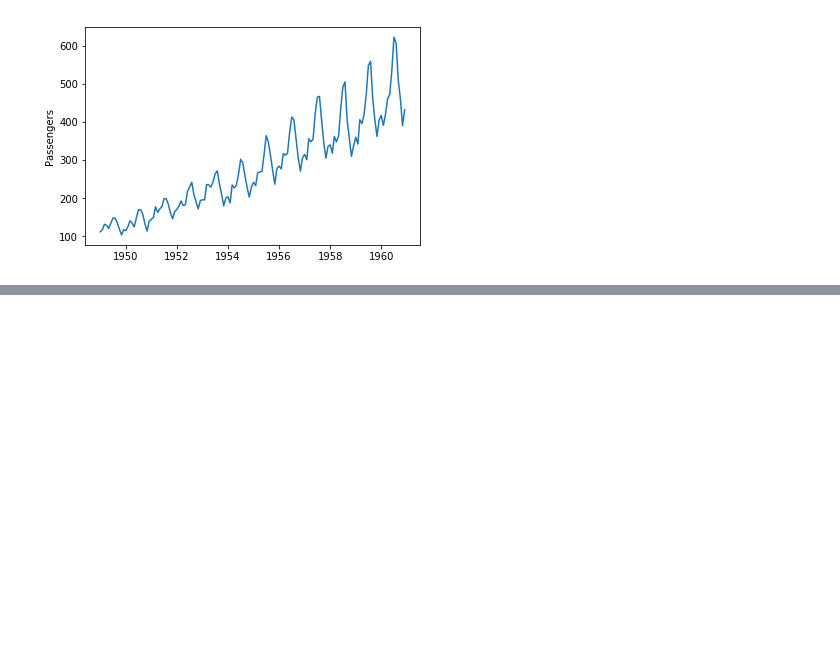
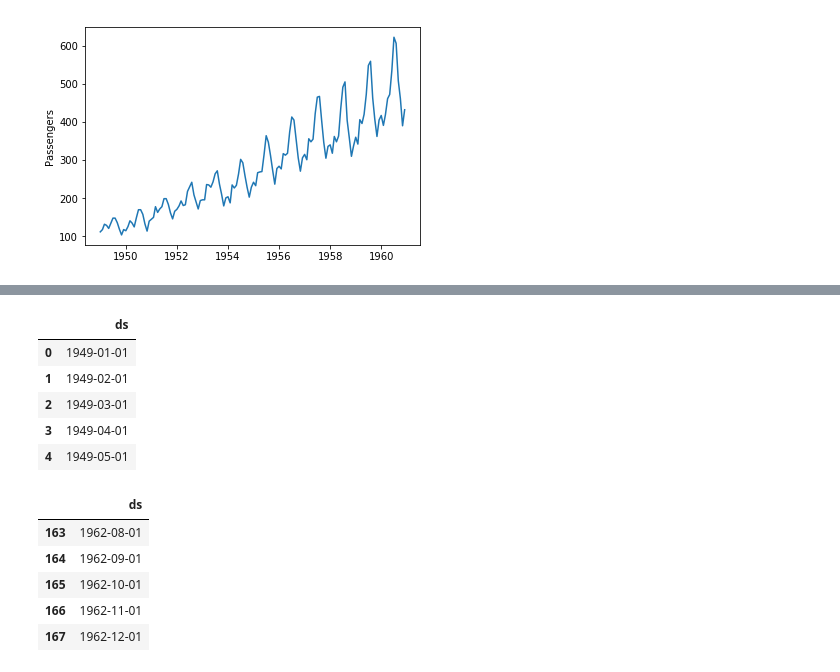
Before and after one commit to okagen/study, a Jupyter notebook: studyGoogleColaboratory.ipynb, the cells around one changed output, grey strips where cells are left out. Cells and saved outputs as stored; diff of their text form; code cells hidden in the pictures; blank space fills up the shorter version.

```diff
--- a/studyGoogleColaboratory.ipynb
+++ b/studyGoogleColaboratory.ipynb
@@ -76,0 +125,18 @@ train = df[:"1958-12-31"]
+# %%
+future = m.make_future_dataframe(periods = 48, freq='MS')
+
+display(future.head(5))
+display(future.tail(5))
+# %% [output]
+|  | ds |
+| 0 | 1949-01-01 |
+| 1 | 1949-02-01 |
+| 2 | 1949-03-01 |
+| 3 | 1949-04-01 |
+| 4 | 1949-05-01 |
+|  | ds |
+| 163 | 1962-08-01 |
+| 164 | 1962-09-01 |
+| 165 | 1962-10-01 |
+| 166 | 1962-11-01 |
+| 167 | 1962-12-01 |
```
Also changed, not shown: parts of 17 cells of this notebook.
